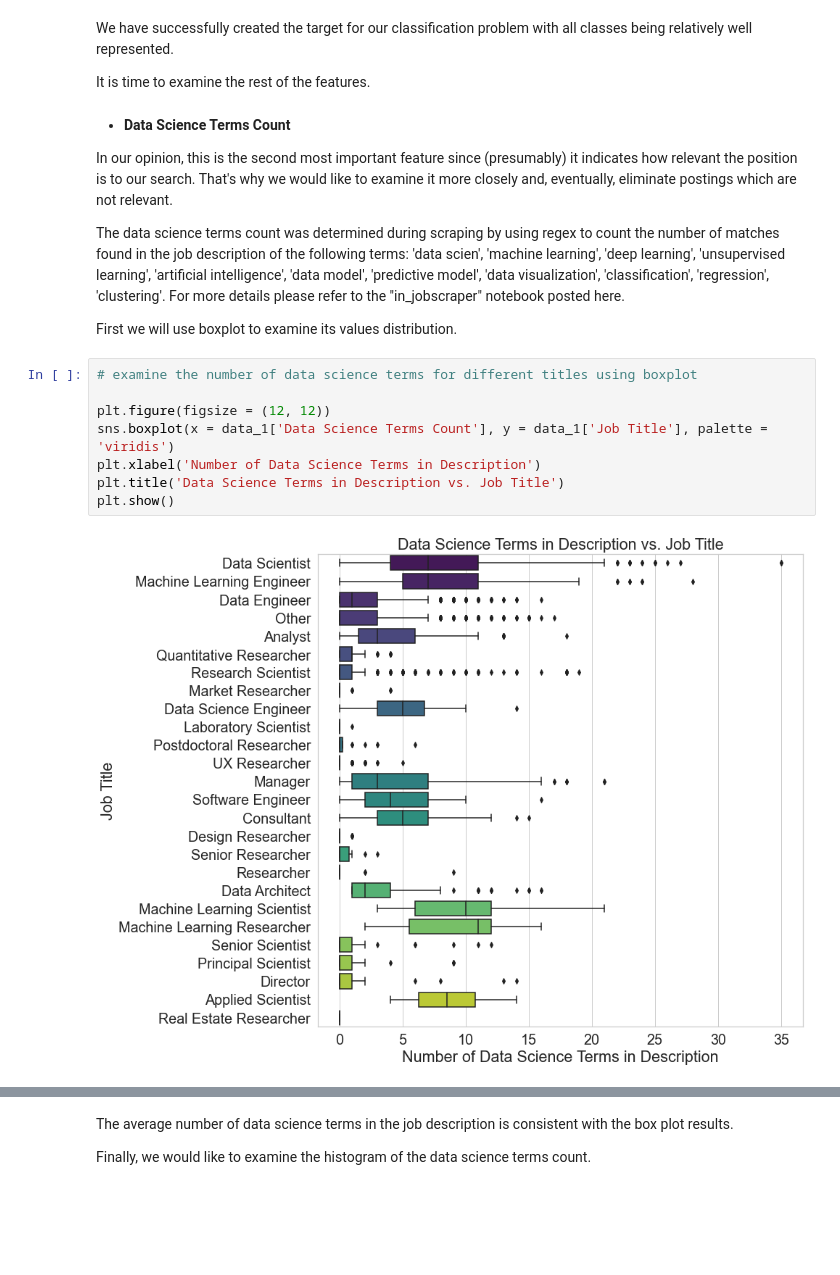
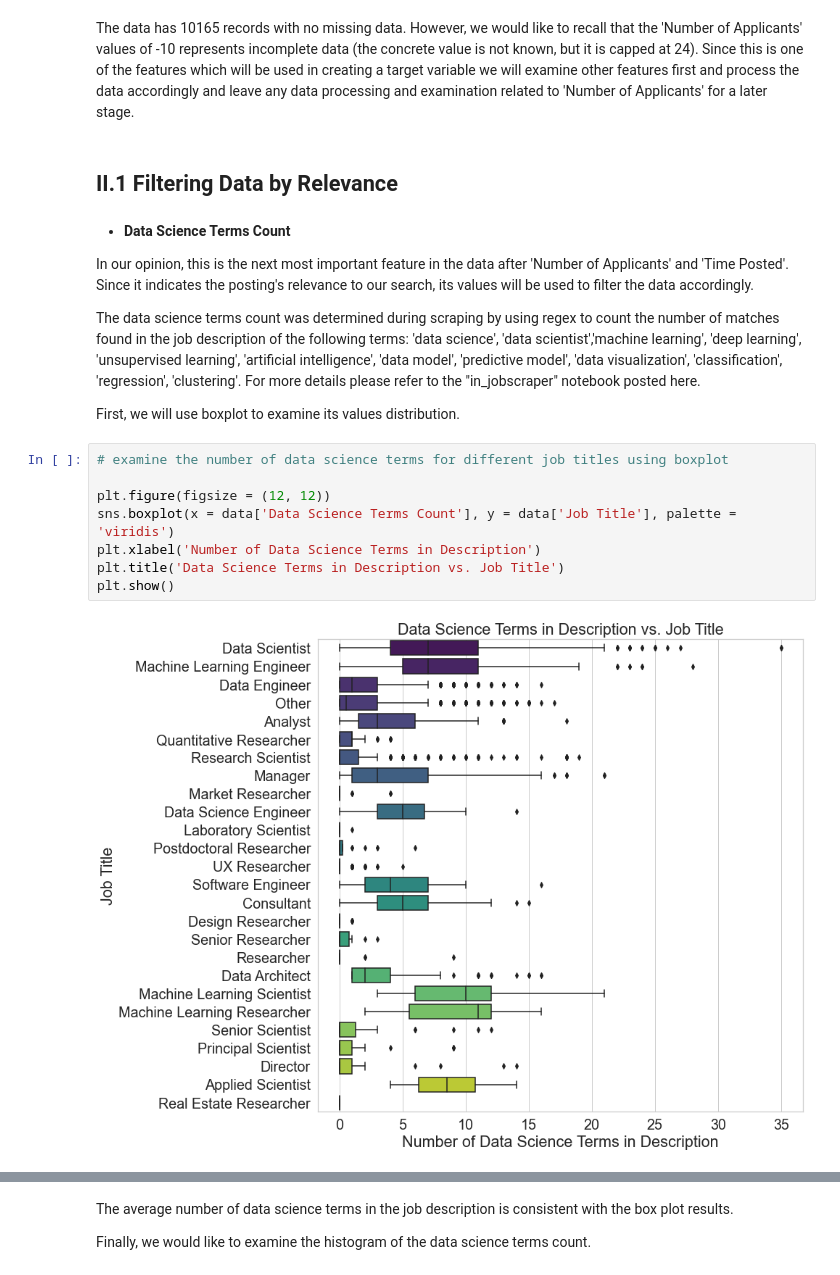
Before and after one commit to marin-stoytchev/Springboard-projects, a Jupyter notebook: CapstoneProject_3/capstone_project3_eda.ipynb, the cells around one changed output, grey strips where cells are left out. Drawn from its saved outputs; the diff is of its cells as text; blank space fills up the shorter version.

```diff
--- a/CapstoneProject_3/capstone_project3_eda.ipynb
+++ b/CapstoneProject_3/capstone_project3_eda.ipynb
@@ -446,25 +64,25 @@ plt.show()
-# %% [markdown]
-We have successfully created the target for our classification problem with all classes being relatively well represented.
-
-It is time to examine the rest of the features.
+# %% [markdown]
+The data has 10165 records with no missing data. However, we would like to recall that the 'Number of Applicants' values of -10 represents incomplete data (the concrete value is not known, but it is capped at 24). Since this is one of the features which will be used in creating a target variable we will examine other features first and process the data accordingly and leave any data processing and examination related to 'Number of Applicants' for a later stage.
+# %% [markdown]
+## II.1 Filtering Data by Relevance
 # %% [markdown]
 - **Data Science Terms Count**
 
-In our opinion, this is the second most important feature since (presumably) it indicates how relevant the position is to our search. That's why we would like to examine it more closely and, eventually, eliminate postings which are not relevant.
+In our opinion, this is the next most important feature in the data after 'Number of Applicants' and 'Time Posted'. Since it indicates the posting's relevance to our search, its values will be used to filter the data accordingly.
 
-The data science terms count was determined during scraping by using regex to count the number of matches found in the job description of the following terms: 'data scien', 'machine learning', 'deep learning', 'unsupervised learning', 'artificial intelligence', 'data model', 'predictive model', 'data visualization', 'classification', 'regression', 'clustering'. For more details please refer to the "in_jobscraper" notebook posted here.
+The data science terms count was determined during scraping by using regex to count the number of matches found in the job description of the following terms: 'data science', 'data scientist','machine learning', 'deep learning', 'unsupervised learning', 'artificial intelligence', 'data model', 'predictive model', 'data visualization', 'classification', 'regression', 'clustering'. For more details please refer to the "in_jobscraper" notebook posted here.
 
-First we will use boxplot to examine its values distribution.
+First, we will use boxplot to examine its values distribution.
 # %%
-# examine the number of data science terms for different titles using boxplot
+# examine the number of data science terms for different job titles using boxplot
 
 plt.figure(figsize = (12, 12))
-sns.boxplot(x = data_1['Data Science Terms Count'], y = data_1['Job Title'], palette = 'viridis')
+sns.boxplot(x = data['Data Science Terms Count'], y = data['Job Title'], palette = 'viridis')
 plt.xlabel('Number of Data Science Terms in Description')
 plt.title('Data Science Terms in Description vs. Job Title')
 plt.show()
 # %% [output]
-[figure, old version]
+[figure, new version]
 # %% [markdown]
 - Job titles with the largest number of data science terms in the descriptions are:
 Data Scientist, Machine Learning Engineer, Machine Learning Scientist, Machine Learning Researcher, and Applied Scientist.
```
Also changed, not shown: parts of 204 cells of this notebook.
